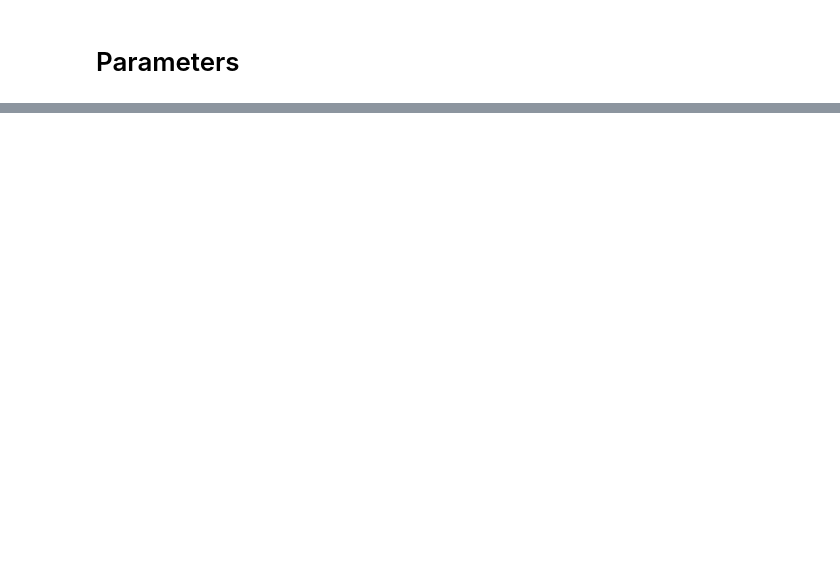
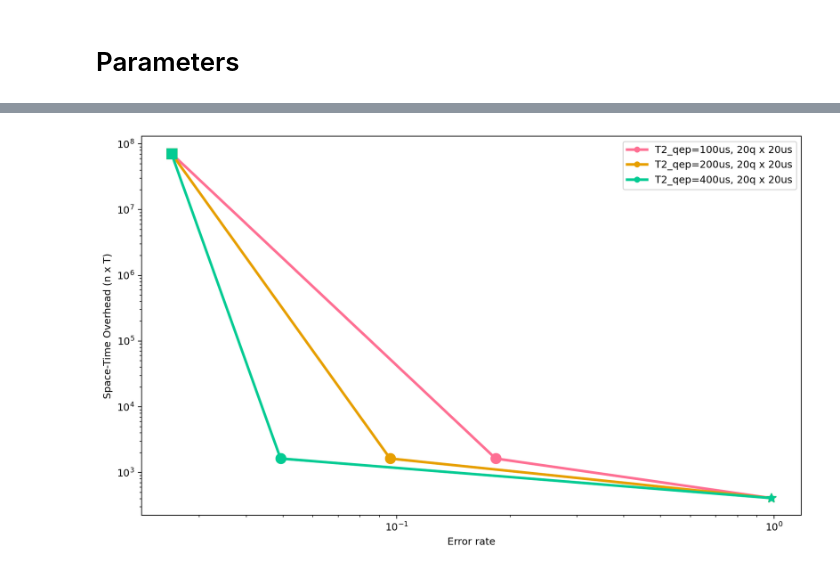
Before and after one commit to David-Pahl/analog-qec, a Jupyter notebook: notebook/04-final_plot.ipynb, the cells around one changed output, grey strips where cells are left out. Cells and saved outputs as stored; diff of their text form; code cells hidden in the pictures; blank space fills up the shorter version.

```diff
--- a/notebook/04-final_plot.ipynb
+++ b/notebook/04-final_plot.ipynb
@@ -170,0 +193,72 @@ plt.tight_layout()
+# %%
+sim_T_indices = [20]
+sim_n_indices = [20]
+
+colors = ['#FE6F93', '#E79F00', '#04CB93']
+marker_by_scheme = {'surface': 's', 'qep': 'o', 'raw': '*'}
+
+for i, T2_qep in enumerate(T2_qep_values):
+    qep_est = qep_estimates_by_T2_qep[T2_qep]
+
+    for sim_n_index, sim_T_index in zip(sim_n_indices, sim_T_indices):
+        error_rates = []
+        nTs = []
+
+        for d in distances:
+            nT_surface = surface_estimates['n'][d][sim_n_index] * surface_estimates['T'][d][sim_T_index]
+            error_rate_surface = surface_estimates['error_rate'][d][sim_T_index]
+            error_rates.append(error_rate_surface)
+            nTs.append(nT_surface)
+
+            plt.plot([error_rate_surface], [nT_surface], marker_by_scheme['surface'], color=colors[i])
+            # if i == 0 and sim_n_index == sim_n_indices[0] and sim_T_index == sim_T_indices[0]:
+            #     plt.annotate(
+            #         f'Surface d={d}',
+            #         (error_rate_surface, nT_surface),
+            #         textcoords='offset points',
+            #         xytext=(-10, 10 + 5 * (d - min(distances))),
+            #         ha='right',
+            #         color='#C3C3C3'
+            #     )
+
+        nT_qep = qep_est['n'][sim_n_index] * qep_est['T'][sim_T_index]
+        error_rate_qep = qep_est['error_rate'][sim_T_index]
+        error_rates.append(error_rate_qep)
+        nTs.append(nT_qep)
+        plt.plot([error_rate_qep], [nT_qep], marker_by_scheme['qep'], color=colors[i])
+        # if i == 0 and sim_n_index == sim_n_indices[0] and sim_T_index == sim_T_indices[0]:
+        #     plt.annotate('QEP', (error_rate_qep, nT_qep), textcoords='offset points', xytext=(0, 10), ha='center', color='#C3C3C3')
+
+        nT_raw = raw_estimates['n'][sim_n_index] * raw_estimates['T'][sim_T_index]
+        error_rate_raw = raw_estimates['error_rate'][sim_T_index]
+        error_rates.append(error_rate_raw)
+        nTs.append(nT_raw)
+        plt.plot([error_rate_raw], [nT_raw], marker_by_scheme['raw'], color=colors[i])
+        # if i == 0 and sim_n_index == sim_n_indices[0] and sim_T_index == sim_T_indices[0]:
+        #     plt.annotate('Raw', (error_rate_raw, nT_raw), textcoords='offset points', xytext=(0, 10), ha='center', color='#C3C3C3')
+
+        plt.plot(
+            error_rates,
+            nTs,
+            '.-',
+            color=colors[i],
+            label=f'T2_qep={T2_qep:.0f}us, {sim_n_list[sim_n_index]:.0f}q x {sim_T_list[sim_T_index]:.0f}us'
+        )
+
+plt.xscale('log')
+plt.yscale('log')
+plt.xlabel('Error rate')
+plt.ylabel('Space-Time Overhead (n x T)')
+# plt.annotate(
+#     'Lower error rate, lower overhead',
+#     xy=(min(error_rates), min(nTs) / 7),
+#     xytext=(0.2, 0.4),
+#     textcoords='axes fraction',
+#     arrowprops=dict(arrowstyle='->', color='#000000')
+# )
+plt.legend()
+plt.tight_layout()
+plt.savefig(FIGURE_DIR / 'joint_space_time_error_rate.pdf', format='pdf', bbox_inches='tight')
+plt.show()
+# %% [output]
+[figure, added]
```
Also changed, not shown: parts of 44 cells of this notebook, 6 other files.
